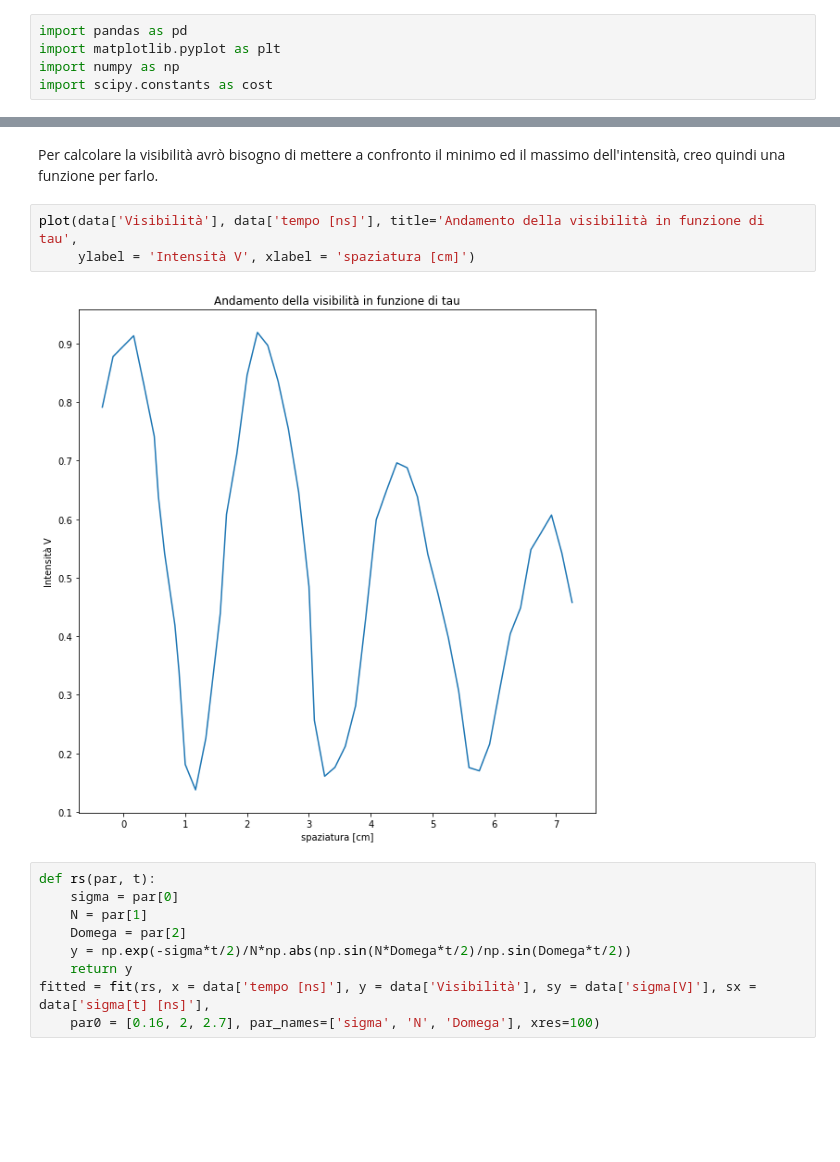
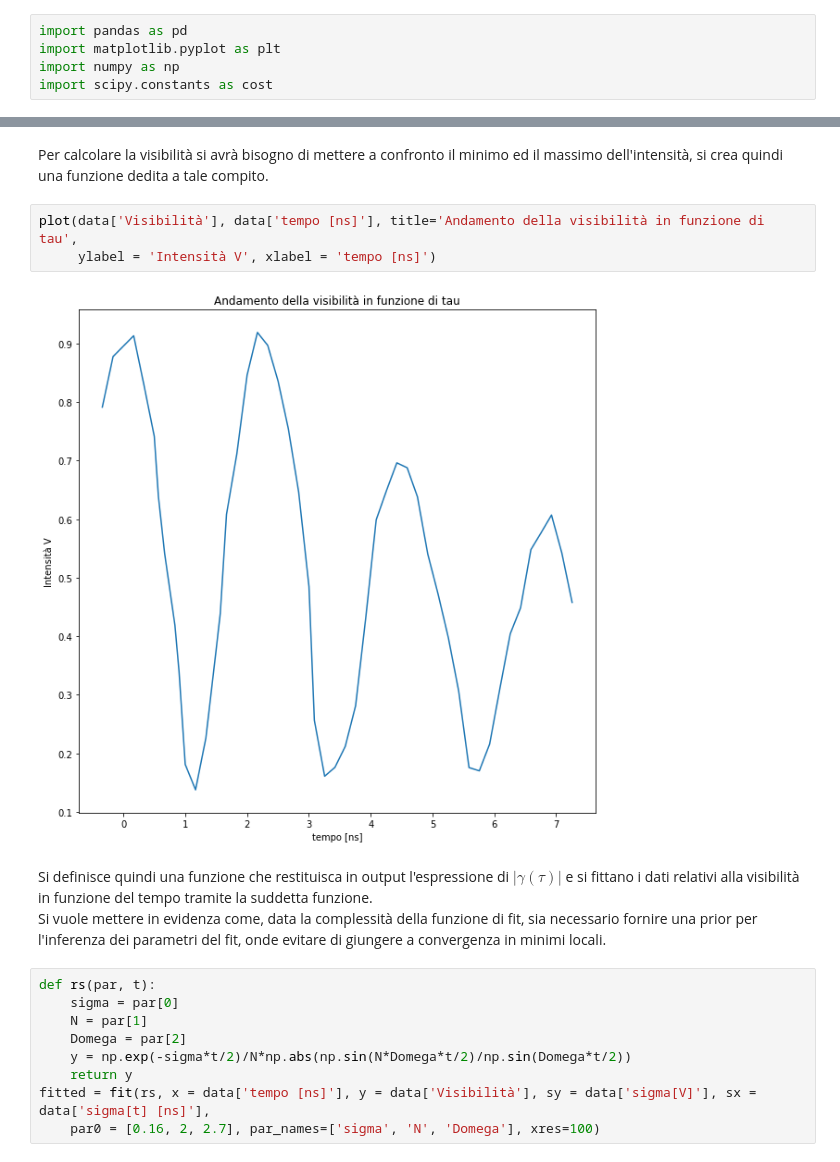
Before and after one commit to Unoaccaso/lab_projects, a Jupyter notebook: interferometro_michelson.ipynb, the cells around one changed output, grey strips where cells are left out. Saved outputs shown, nothing was run; the diff lists cells and outputs as text; blank space fills up the shorter version.

```diff
--- a/interferometro_michelson.ipynb
+++ b/interferometro_michelson.ipynb
@@ -127,10 +129,13 @@ data
 # %% [markdown]
-Per calcolare la visibilità avrò bisogno di mettere a confronto il minimo ed il massimo dell'intensità, creo quindi una funzione per farlo.
+Per calcolare la visibilità si avrà bisogno di mettere a confronto il minimo ed il massimo dell'intensità, si crea quindi una funzione dedita a tale compito.
 # %%
 plot(data['Visibilità'], data['tempo [ns]'], title='Andamento della visibilità in funzione di tau',
-     ylabel = 'Intensità V', xlabel = 'spaziatura [cm]')
+     ylabel = 'Intensità V', xlabel = 'tempo [ns]')
 # %% [output]
-[figure, old version]
+[figure, new version]
+# %% [markdown]
+Si definisce quindi una funzione che restituisca in output l'espressione di $|\gamma(\tau)|$ e si fittano i dati relativi alla visibilità in funzione del tempo tramite la suddetta funzione. <br/>
+Si vuole mettere in evidenza come, data la complessità della funzione di fit, sia necessario fornire una prior per l'inferenza dei parametri del fit, onde evitare di giungere a convergenza in minimi locali.
 # %%
 def rs(par, t):
     sigma = par[0]
```
Also changed, not shown: parts of 8 cells of this notebook.
